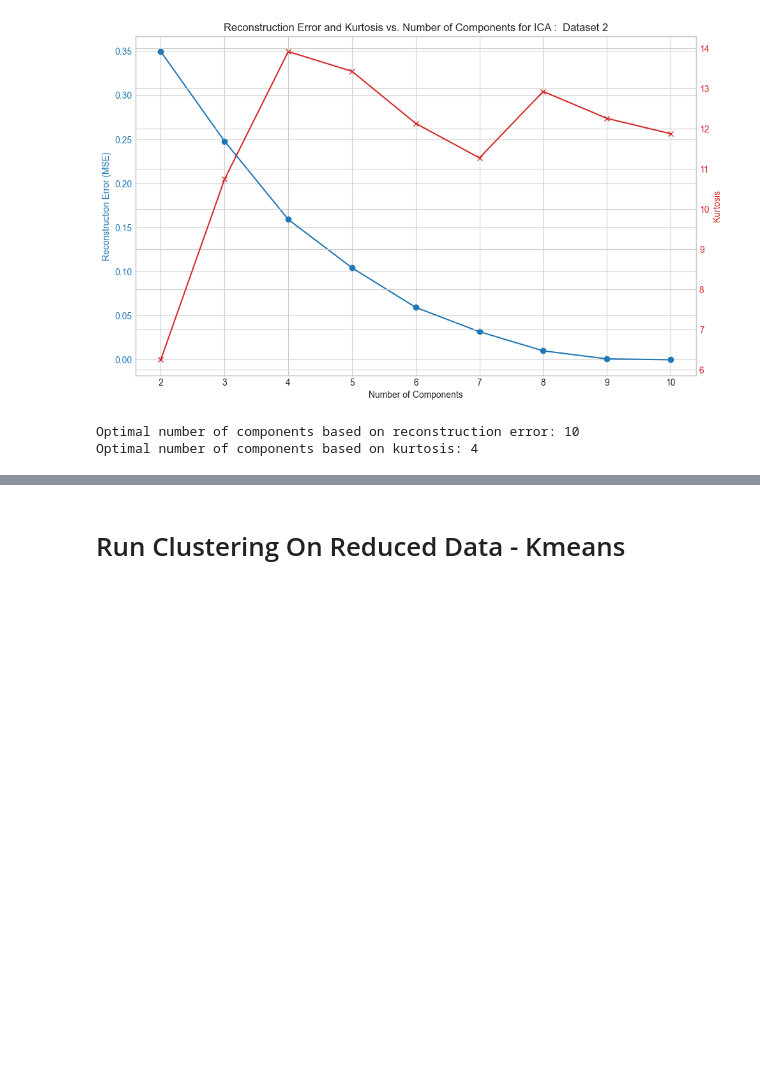
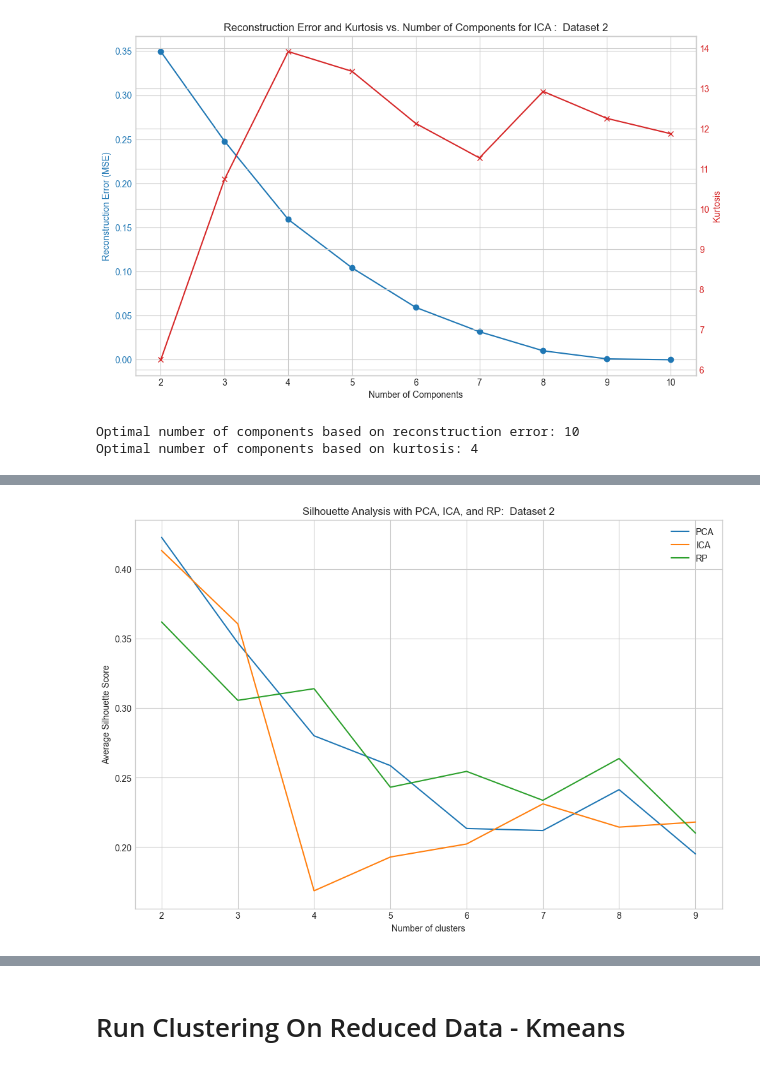
Before and after one commit to ManaviShukla/ml_assignment3, a Jupyter notebook: analysis_main.ipynb, the cells around one changed output, grey strips where cells are left out. Saved outputs shown, nothing was run; the diff lists cells and outputs as text; code cells hidden in the pictures; blank space fills up the shorter version.

```diff
--- a/analysis_main.ipynb
+++ b/analysis_main.ipynb
@@ -982,3 +1015,5 @@ plot_gmm_silhouette_scores_with_dr(memmap_array, ['PCA', 'ICA', 'RP'], [5, 2, 2]
 # %%
-plot_silhouette_scores_with_dr(memmap_array2, ['PCA', 'ICA', 'RP'], [5, 4, 4],' Dataset 2')
+plot_silhouette_scores_with_dr(x2, ['PCA', 'ICA', 'RP'], [5, 4, 4],' Dataset 2')
+# %% [output]
+[figure, added]
 # %%
```
Also changed, not shown: parts of 39 cells of this notebook, 12 other files.
